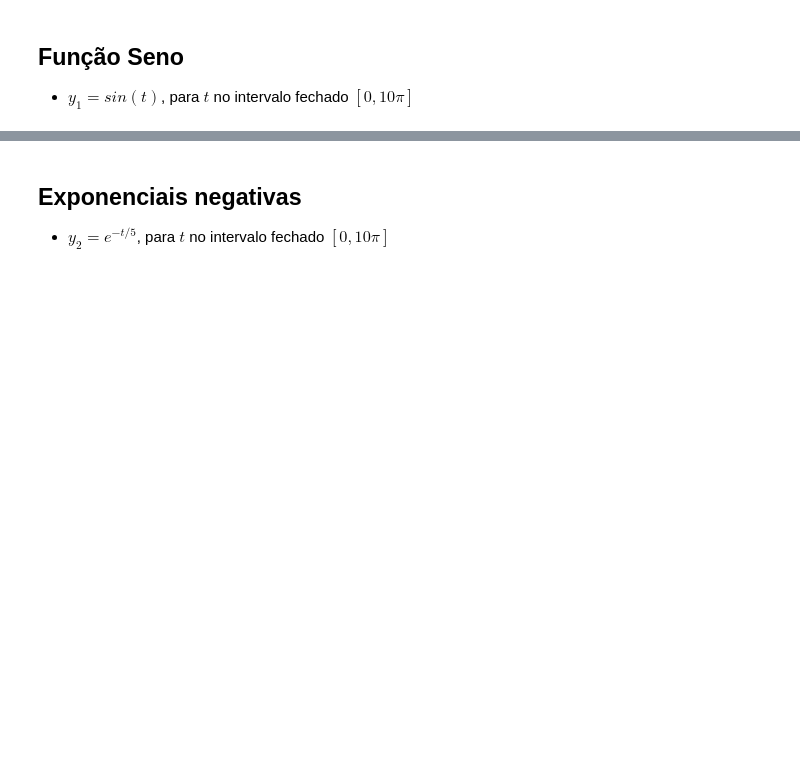
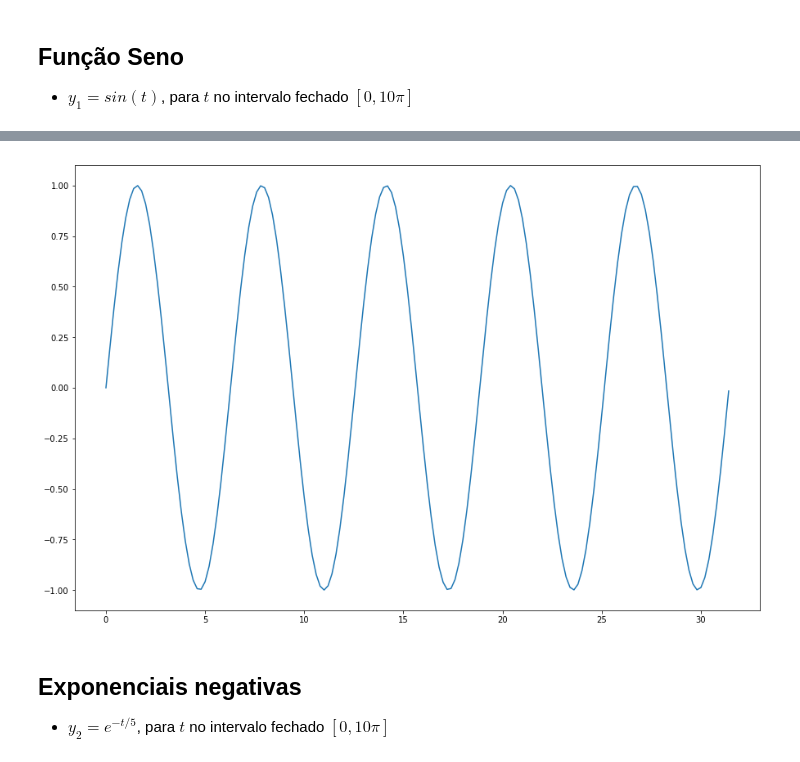
Before and after one commit to drlima/SIEEL2017, a Jupyter notebook: SIEEL 2017.ipynb, the cells around one changed output, grey strips where cells are left out. Cells and saved outputs as stored; diff of their text form; code cells hidden in the pictures; blank space fills up the shorter version.

```diff
--- a/SIEEL 2017.ipynb
+++ b/SIEEL 2017.ipynb
@@ -134,7 +132,7 @@ plt.show()
 t = np.arange(0. , 10*np.pi, 0.2)
 y_1 = np.sin(t)
 
-plt.figure()
+plt.figure(figsize=figsize)
 plt.plot(t, y_1)
 plt.show()
 # %% [output]
@@ -143,3 +139,4 @@ plt.show()
+[figure, added]
 # %% [markdown]
 ## Exponenciais negativas
 - $y_2 = e^{-t/5}$, para $t$ no intervalo fechado $[0, 10\pi]$
```
Also changed, not shown: parts of 37 cells of this notebook.
